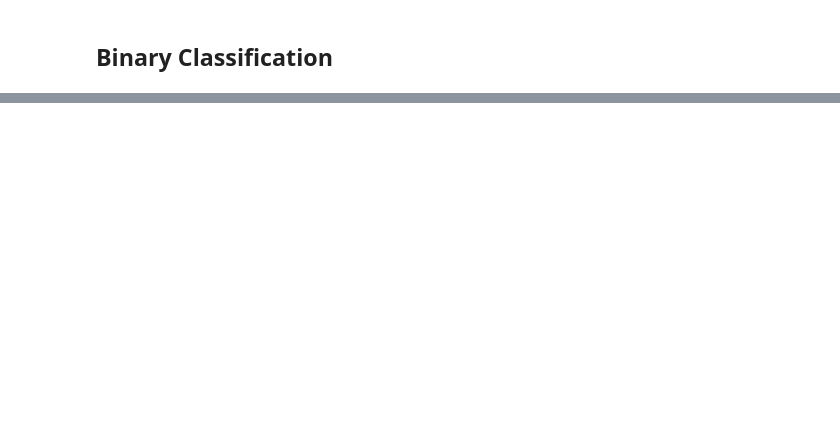
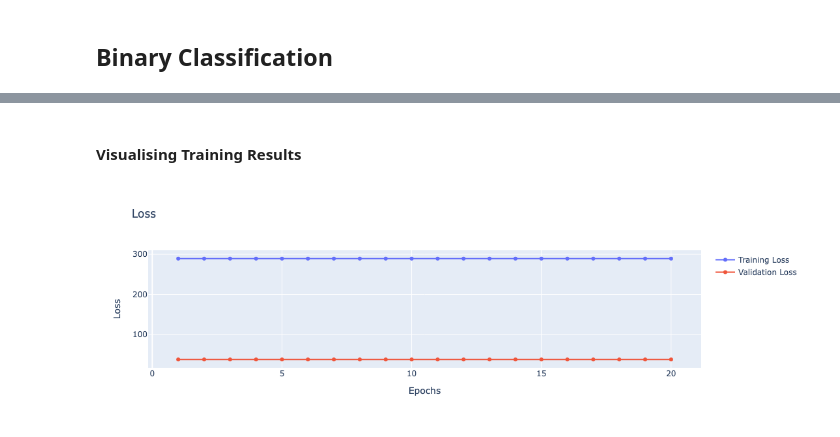
Before and after one commit to bheki-maenetja/easy-mlp, a Jupyter notebook: src/examples.ipynb, the cells around one changed output, grey strips where cells are left out. Saved outputs shown, nothing was run; the diff lists cells and outputs as text; code cells hidden in the pictures; blank space fills up the shorter version.

```diff
--- a/src/examples.ipynb
+++ b/src/examples.ipynb
@@ -196,0 +205,16 @@ pp.plot_data(x, y, x_label="X", y_label="y")
+# %%
+# Dataloading parameters
+batch_size = 8
+test_size = 0.2
+val_size = 0.2
+
+# Split the data
+X_train, X_test, y_train, y_test = train_test_split(X, y, test_size=test_size, random_state=42)
+X_train, X_val, y_train, y_val = train_test_split(X_train, y_train, test_size=val_size, random_state=42)
+
+print(f"X_train: {X_train.shape}")
+print(f"y_train: {y_train.shape}")
+print(f"X_val: {X_val.shape}")
+print(f"y_val: {y_val.shape}")
+print(f"X_test: {X_test.shape}")
+print(f"y_test: {y_test.shape}")
@@ -196,0 +228,4 @@ pp.plot_data(x, y, x_label="X", y_label="y")
+# %%
+# Get tensors and dataloaders
+X_train, y_train, X_val, y_val = get_tensors(X_train, y_train, X_val, y_val)
+train_loader, val_loader = get_data_loaders(X_train, y_train, X_val, y_val, batch_size)
@@ -196,0 +281,3 @@ pp.plot_data(x, y, x_label="X", y_label="y")
+# %%
+loss_fn = get_loss_fn(loss_choice)  # Binary cross-entropy loss because this a binary classification task
+optimiser = get_optimiser(optim_choice, reg_model, l_rate) # adam
@@ -196,0 +286,13 @@ pp.plot_data(x, y, x_label="X", y_label="y")
+# %%
+b_cls_trainer = MLPTrainer(type="cls", is_multiclass=False)
+
+b_cls_trainer.train(
+    b_cls_model,
+    num_train_epochs,
+    optimiser,
+    loss_fn,
+    train_loader,
+    val_loader,
+    pred_threshold=pred_threshold,
+    device=device,
+)
@@ -196,0 +317,6 @@ pp.plot_data(x, y, x_label="X", y_label="y")
+# %% [markdown]
+#### Visualising Training Results
+# %%
+b_cls_trainer.mm.get_metric_chart("loss")
+# %% [output]
+[figure, added]
```
Also changed, not shown: parts of 23 cells of this notebook.
